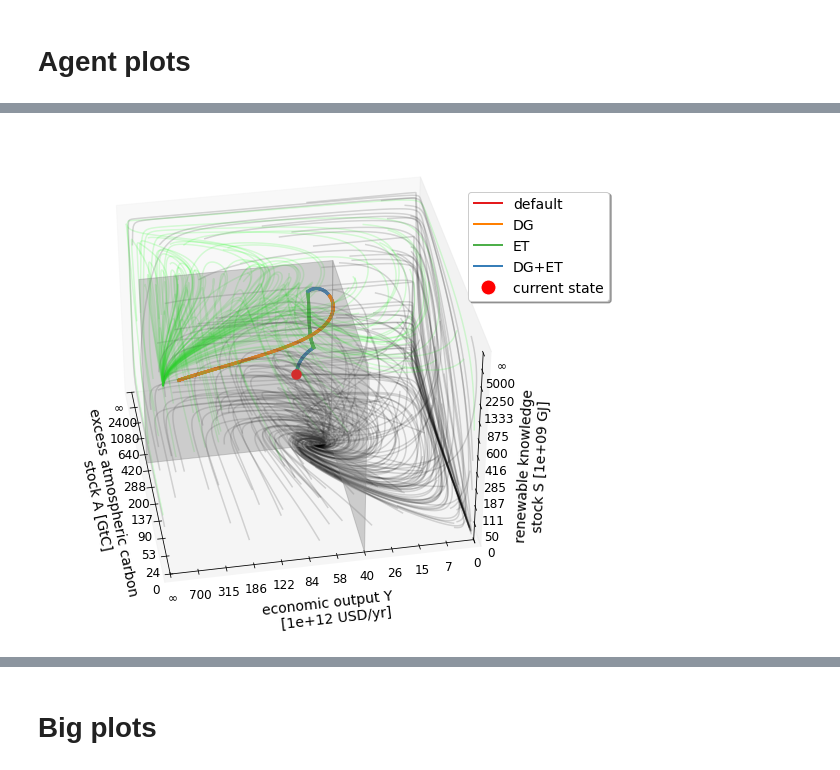
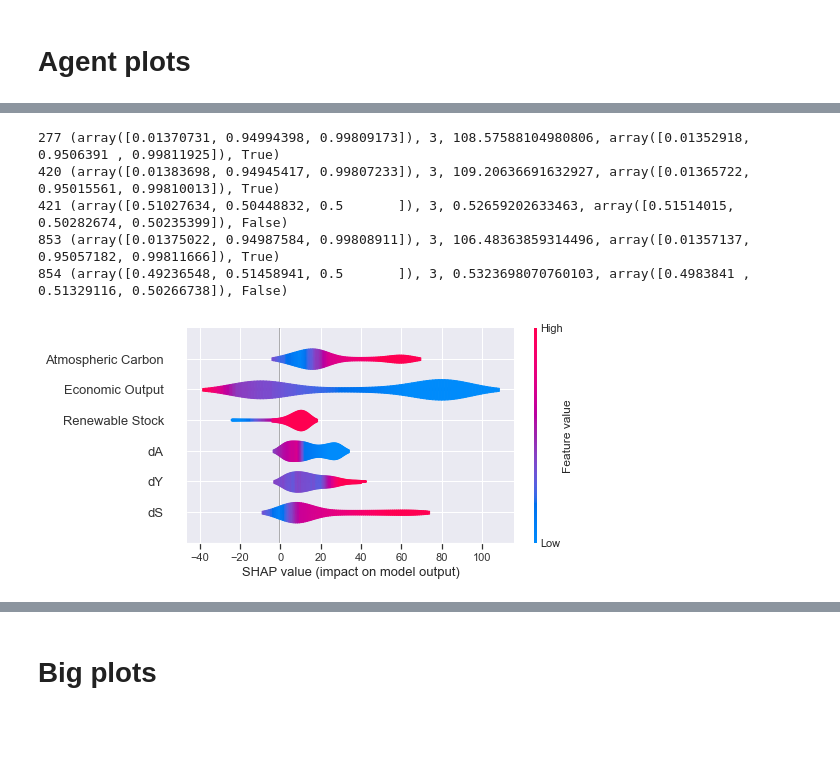
Before and after one commit to TheodoreWolf/climate_policy_rl, a Jupyter notebook: plot_making.ipynb, the cells around one changed output, grey strips where cells are left out. Cells and saved outputs as stored; diff of their text form; code cells hidden in the pictures; blank space fills up the shorter version.

```diff
--- a/plot_making.ipynb
+++ b/plot_making.ipynb
@@ -25,8 +34,20 @@ ppo.plot_trajectory(fname=os.path.join(proj_dir, "overleaf images", "ppo_traject
+# %%
+for n, data in enumerate(buffer.buffer):
+    if data[0][2] == 0.5:
+        print(n, data)
+    if data[4]==True:
+        print(n, data)
+# %% [output]
+277 (array([0.01370731, 0.94994398, 0.99809173]), 3, 108.57588104980806, array([0.01352918, 0.9506391 , 0.99811925]), True)
+420 (array([0.01383698, 0.94945417, 0.99807233]), 3, 109.20636691632927, array([0.01365722, 0.95015561, 0.99810013]), True)
+421 (array([0.51027634, 0.50448832, 0.5       ]), 3, 0.52659202633463, array([0.51514015, 0.50282674, 0.50235399]), False)
+853 (array([0.01375022, 0.94987584, 0.99808911]), 3, 106.48363859314496, array([0.01357137, 0.95057182, 0.99811666]), True)
+854 (array([0.49236548, 0.51458941, 0.5       ]), 3, 0.5323698070760103, array([0.4983841 , 0.51329116, 0.50266738]), False)
 # %%
-# plt.figure(figsize=(10,10))
-dqn = lc.Learning()
-dqn.set_agent("DQN", pt_file_path=os.path.join(proj_dir, "models", "dqn_target_net_2.0.pt"))
-dqn.plot_trajectory(fname=os.path.join(proj_dir, "overleaf images", "dqn_trajectory.png"))
+dqn = exp.Markov_Learn()
+dqn.set_agent("DQN", pt_file_path=os.path.join(proj_dir, "models", "markov_dqn_target_net_1.pt"))
+dqn.feature_plots(300, v=True)
+# plt.savefig(os.path.join(proj_dir, "overleaf images", "dqn features.png"), dpi=100, bbox_inches="tight")
 # %% [output]
-[figure, old version]
+[figure, new version]
 # %%
```
Also changed, not shown: parts of 27 cells of this notebook, 10 other files.
